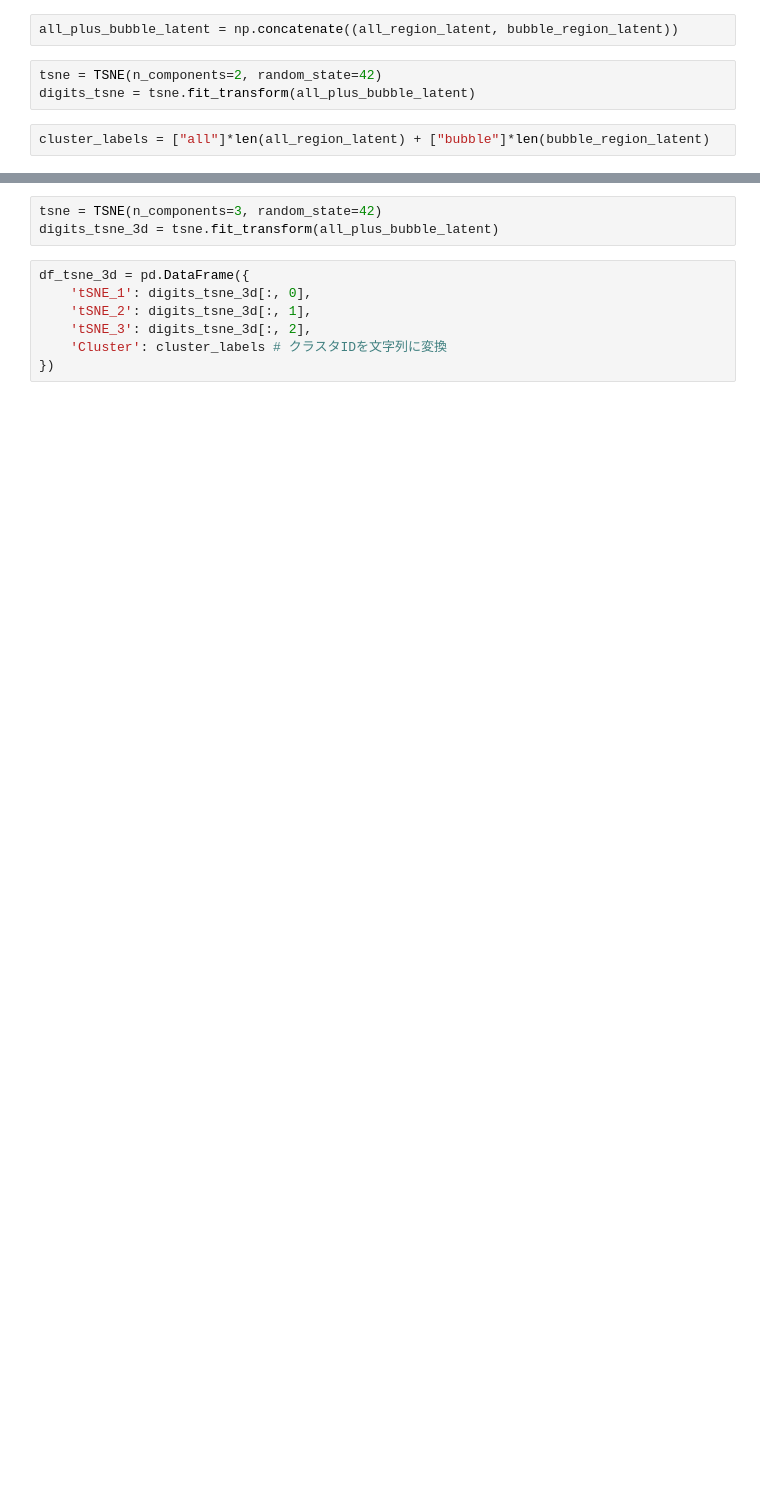
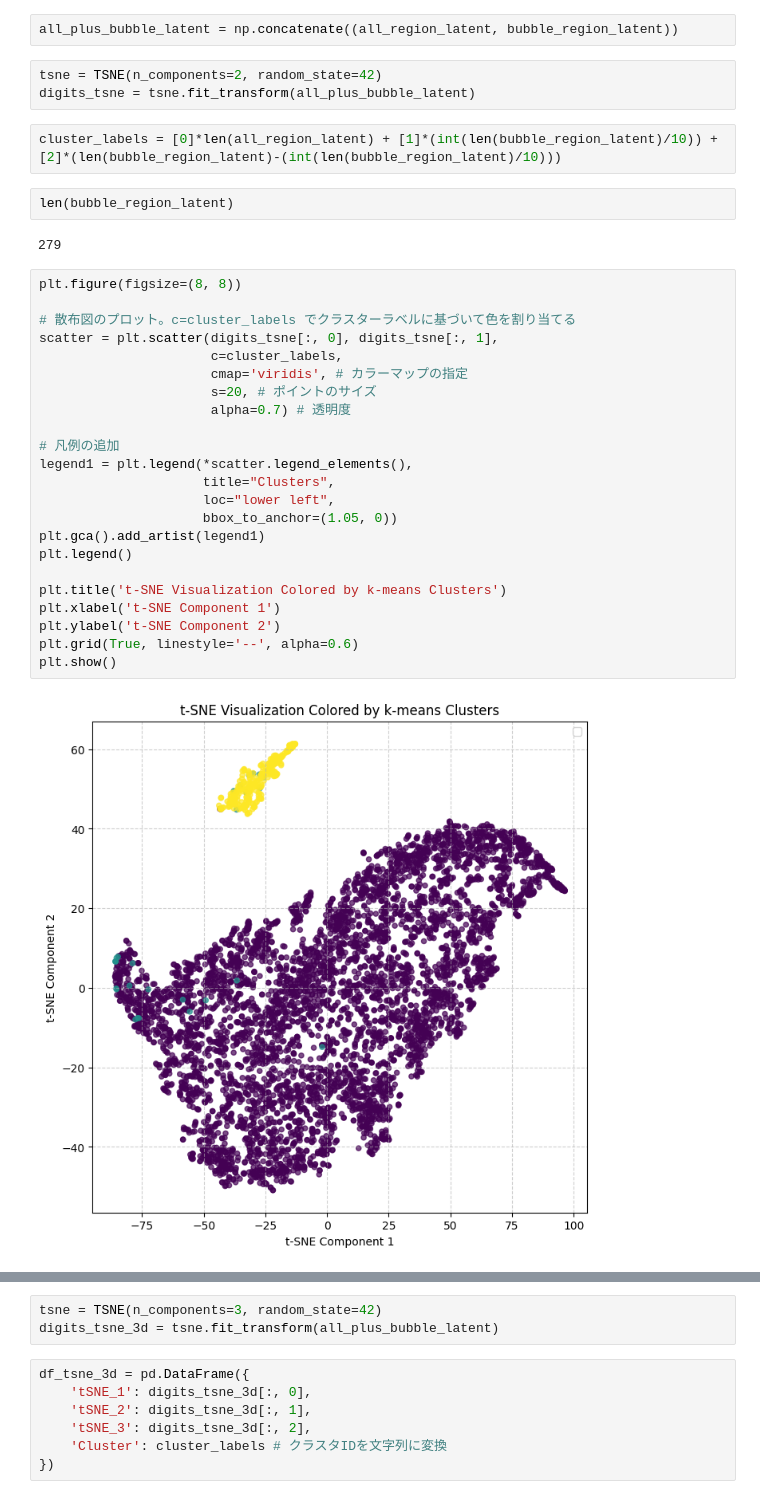
Before and after one commit to yudai-22/Cygnus-X_Molecular_Cloud_Analysis, a Jupyter notebook: Binary_classification/analysis/check_latent/t-SNE.ipynb, the cells around one changed output, grey strips where cells are left out. Cells and saved outputs as stored; diff of their text form; blank space fills up the shorter version.

```diff
--- a/Binary_classification/analysis/check_latent/t-SNE.ipynb
+++ b/Binary_classification/analysis/check_latent/t-SNE.ipynb
@@ -57,7 +57,36 @@ all_plus_bubble_latent = np.concatenate((all_region_latent, bubble_region_latent
 tsne = TSNE(n_components=2, random_state=42)
 digits_tsne = tsne.fit_transform(all_plus_bubble_latent)
 # %%
-cluster_labels = ["all"]*len(all_region_latent) + ["bubble"]*len(bubble_region_latent)
+cluster_labels = [0]*len(all_region_latent) + [1]*(int(len(bubble_region_latent)/10)) + [2]*(len(bubble_region_latent)-(int(len(bubble_region_latent)/10)))
+# %%
+len(bubble_region_latent)
+# %% [output]
+279
+# %%
+plt.figure(figsize=(8, 8))
+
+# 散布図のプロット。c=cluster_labels でクラスターラベルに基づいて色を割り当てる
+scatter = plt.scatter(digits_tsne[:, 0], digits_tsne[:, 1],
+                      c=cluster_labels,
+                      cmap='viridis', # カラーマップの指定
+                      s=20, # ポイントのサイズ
+                      alpha=0.7) # 透明度
+
+# 凡例の追加
+legend1 = plt.legend(*scatter.legend_elements(),
+                     title="Clusters",
+                     loc="lower left",
+                     bbox_to_anchor=(1.05, 0))
+plt.gca().add_artist(legend1)
+plt.legend()
+
+plt.title('t-SNE Visualization Colored by k-means Clusters')
+plt.xlabel('t-SNE Component 1')
+plt.ylabel('t-SNE Component 2')
+plt.grid(True, linestyle='--', alpha=0.6)
+plt.show()
+# %% [output]
+[figure, added]
 # %%
 plt.figure(figsize=(8, 8))
 sns.scatterplot(x=digits_tsne[:, 0], y=digits_tsne[:, 1], hue=cluster_labels, palette=["#bac2c1", "#ff0000"])
```
Also changed, not shown: parts of 4 cells of this notebook, 13 other files.
